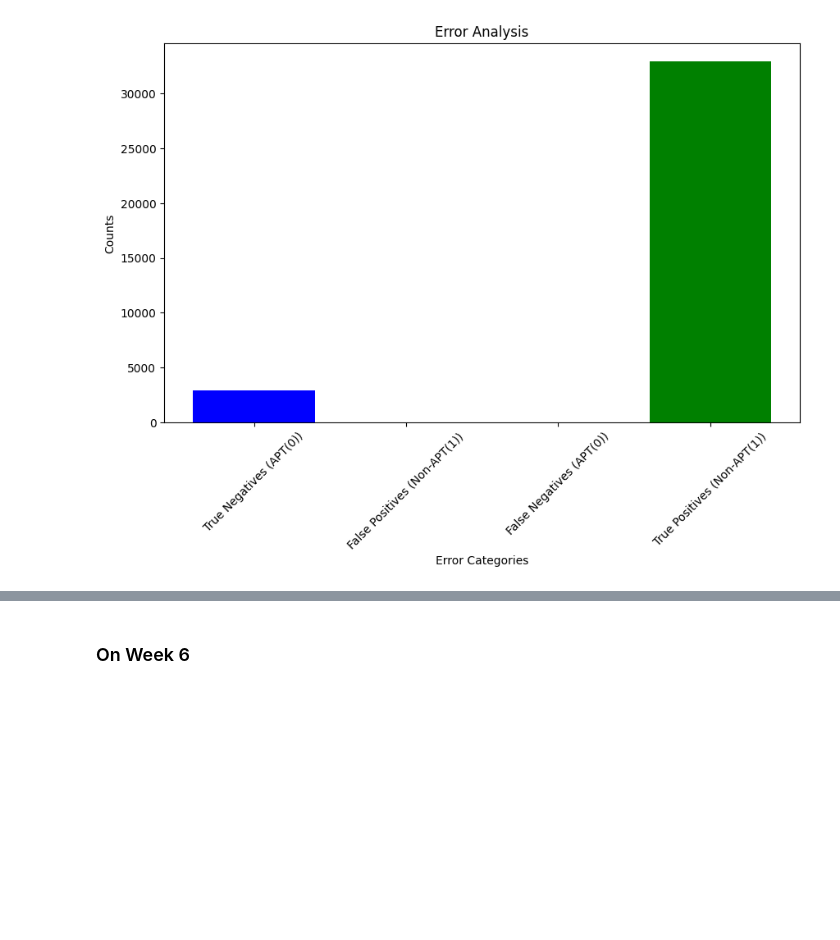
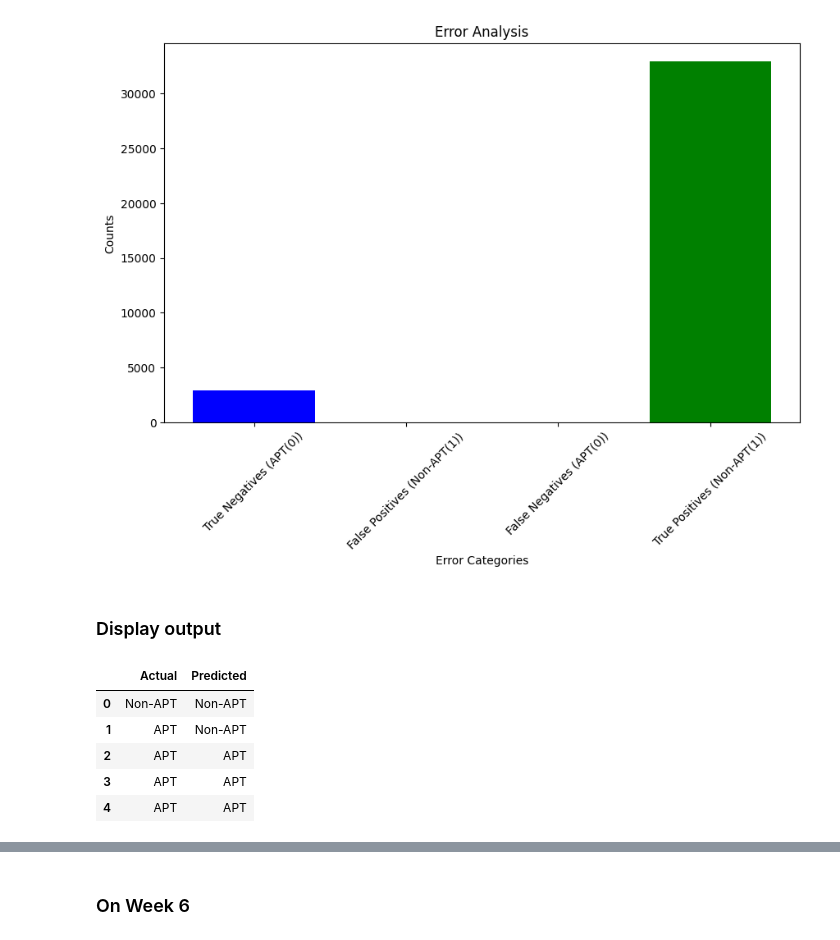
Before and after one commit to rakinplaban/APT_work, a Jupyter notebook: unraveled/cnn_bilstm_unbalanced_graphs.ipynb, the cells around one changed output, grey strips where cells are left out. Cells and saved outputs as stored; diff of their text form; code cells hidden in the pictures; blank space fills up the shorter version.

```diff
--- a/unraveled/cnn_bilstm_unbalanced_graphs.ipynb
+++ b/unraveled/cnn_bilstm_unbalanced_graphs.ipynb
@@ -1720,3 +1214,36 @@ plt.xticks(rotation=45)
 plt.show()
 # %% [output]
 [figure]
+# %% [markdown]
+### Display output
+# %%
+import numpy as np
+import pandas as pd
+
+# Sample predictions, replace with your actual data
+Y_resampled_pred = np.random.randint(0, 2, size=(100, 1))  # Replace with Ground truth
+Y_pred_binary = np.random.randint(0, 2, size=(100, 1))     # Replace with actual predictions
+
+# Ensure predictions are 1-dimensional
+if Y_resampled_pred.ndim > 1:
+    Y_resampled_pred = Y_resampled_pred.flatten()
+
+if Y_pred_binary.ndim > 1:
+    Y_pred_binary = Y_pred_binary.flatten()
+
+# Create a DataFrame to display predictions
+results_df = pd.DataFrame({'Actual': Y_resampled_pred, 'Predicted': Y_pred_binary})
+
+# Map the labels for better readability
+results_df['Actual'] = results_df['Actual'].map({0: 'APT', 1: 'Non-APT'})
+results_df['Predicted'] = results_df['Predicted'].map({0: 'APT', 1: 'Non-APT'})
+
+# Display the first few rows
+results_df.head()
+# %% [output]
+|  | Actual | Predicted |
+| 0 | Non-APT | Non-APT |
+| 1 | APT | Non-APT |
+| 2 | APT | APT |
+| 3 | APT | APT |
+| 4 | APT | APT |
```
Also changed, not shown: parts of 21 cells of this notebook.
